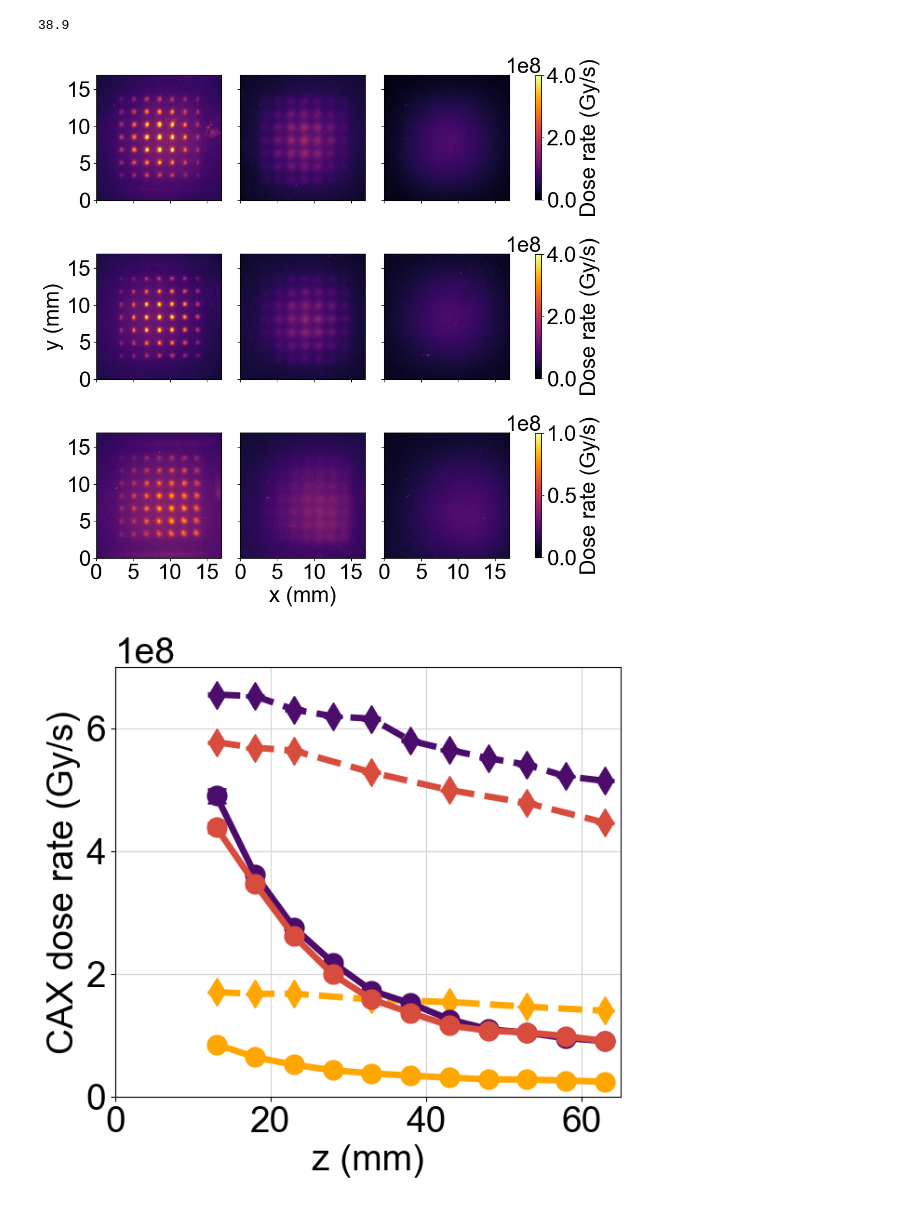
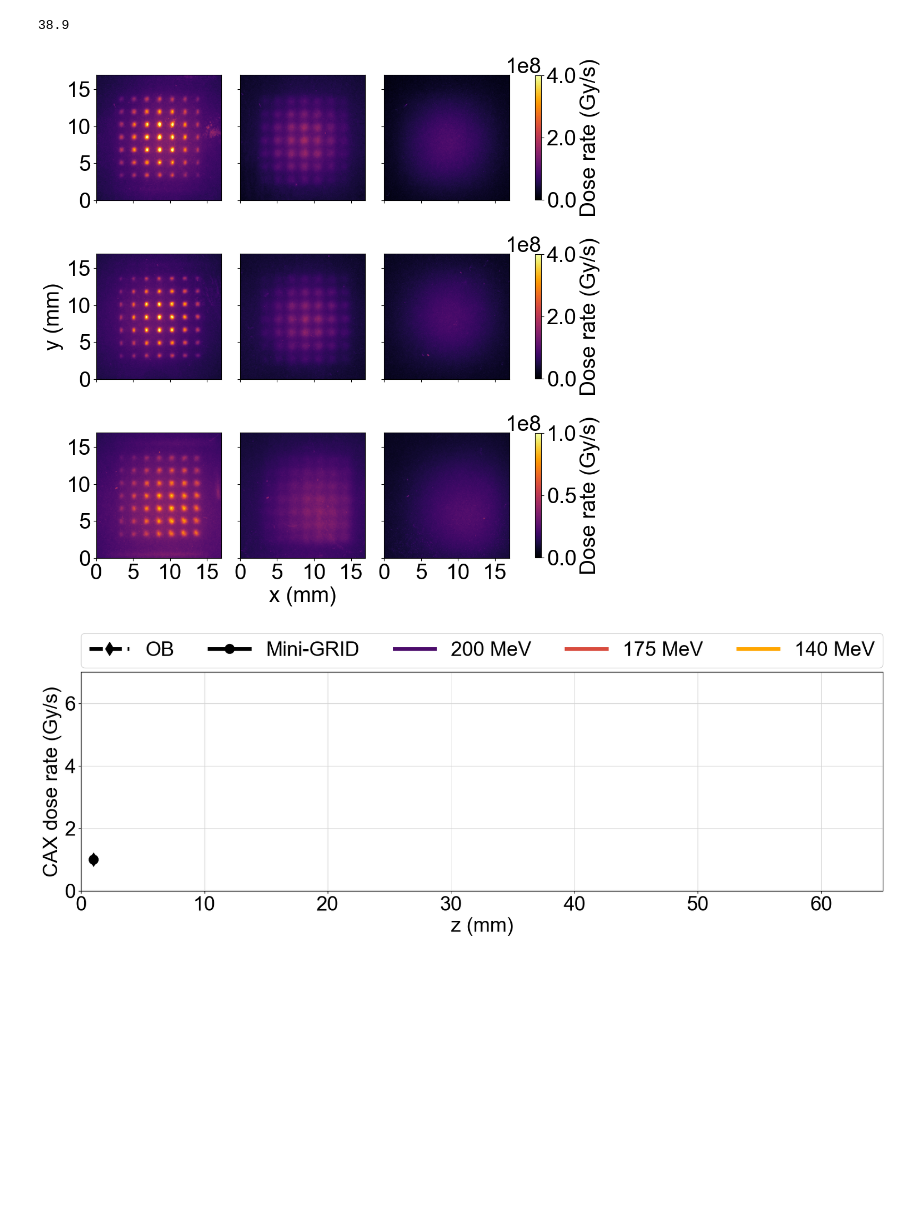
Before and after one commit to NathanClements2000/MedPhysAndSchool, a Jupyter notebook: CLEAR-Thesis/Figures for thesis.ipynb, the cells around one changed output. Cells and saved outputs as stored; diff of their text form; code cells hidden in the pictures; blank space fills up the shorter version.

Commit message:
Updated figures and worked on Jade's simulation

```diff
--- a/CLEAR-Thesis/Figures for thesis.ipynb
+++ b/CLEAR-Thesis/Figures for thesis.ipynb
@@ -110,29 +110,35 @@ axs[2,1].set_xlabel('x (mm)')
 axs[1,0].set_ylabel('y (mm)')
 
 #PDDs
-figure(2,figsize=(7,6))
+figure(2,figsize=(20,5.5))
 # # plt.plot(ob200[1],ob200[2],marker='o',markersize=15,lw=5)
 # # # plt.fill_between(ob200[1],ob200[2]-ob200[3],ob200[2]+ob200[3],alpha=0.4)
 # # plt.plot(ob175[1],ob175[2],marker='o')
 # # # plt.fill_between(ob175[1],ob175[2]-ob175[3],ob175[2]+ob175[3],alpha=0.4)
 # # plt.plot(ob140[1],ob140[2],marker='o')
 # # # plt.fill_between(ob140[1],ob140[2]-ob140[3],ob140[2]+ob140[3],alpha=0.4)
-plt.errorbar(ob200[1],ob200[2],yerr=ob200[3],marker='d',markersize=15,capsize=7,lw=5,capthick=2,label='200 MeV OB',ls='--')
-plt.errorbar(ob175[1],ob175[2],yerr=ob175[3],marker='d',markersize=15,capsize=7,lw=5,capthick=2,label='175 MeV OB',ls='--')
-plt.errorbar(ob140[1],ob140[2],yerr=ob140[3],marker='d',markersize=15,capsize=7,lw=5,capthick=2,label='140 MeV OB',ls='--')
-plt.errorbar(ob200[1],grid200[1],yerr=grid200[2],marker='o',markersize=15,capsize=7,lw=5,capthick=2,c='#4c0c6b',label='200 MeV GRID')
-plt.errorbar(ob200[1],grid175[1],yerr=grid175[2],marker='o',markersize=15,capsize=7,lw=5,capthick=2,c='#d84c3e',label='175 MeV GRID')
-plt.errorbar(ob200[1],grid140[1],yerr=grid140[2],marker='o',markersize=15,capsize=7,lw=5,capthick=2,c='#ffa600',label='140 MeV GRID')
+# plt.errorbar(ob200[1],ob200[2],yerr=ob200[3],marker='d',markersize=15,capsize=7,lw=5,capthick=2,label='200 MeV OB',ls='--')
+# plt.errorbar(ob200[1],grid200[1],yerr=grid200[2],marker='o',markersize=15,capsize=7,lw=5,capthick=2,c='#4c0c6b',label='200 MeV Mini-GRID')
+# plt.errorbar(ob175[1],ob175[2],yerr=ob175[3],marker='d',markersize=15,capsize=7,lw=5,capthick=2,label='175 MeV OB',ls='--')
+# plt.errorbar(ob200[1],grid175[1],yerr=grid175[2],marker='o',markersize=15,capsize=7,lw=5,capthick=2,c='#d84c3e',label='175 MeV Mini-GRID')
+# plt.errorbar(ob140[1],ob140[2],yerr=ob140[3],marker='d',markersize=15,capsize=7,lw=5,capthick=2,label='140 MeV OB',ls='--')
+# plt.errorbar(ob200[1],grid140[1],yerr=grid140[2],marker='o',markersize=15,capsize=7,lw=5,capthick=2,c='#ffa600',label='140 MeV Mini-GRID')
 plt.grid(c='lightgray')
 plt.ylabel('CAX dose rate (Gy/s)')
 plt.xlabel('z (mm)')
 plt.xlim(0,65)
-plt.ylim(0,7e8)
+plt.ylim(0,7)
+plt.errorbar(1,1,marker='d',markersize=13,capsize=7,lw=5,capthick=2,label='OB',ls='--',c='black')
+plt.errorbar(1,1,marker='o',markersize=13,capsize=7,lw=5,capthick=2,label='Mini-GRID',c='black')
+plt.errorbar(1,1,label='200 MeV',lw=5)
+plt.errorbar(1,1,label='175 MeV',lw=5)
+plt.errorbar(1,1,label='140 MeV',lw=5)
+
 # #l1 = plt.legend(bbox_to_anchor=(1.04, 1), borderaxespad=0)
 # #l2 = plt.legend(bbox_to_anchor=(1.04, 0), loc="lower left", borderaxespad=0)
 # #l3 = plt.legend(bbox_to_anchor=(1.04, 0.5), loc="center left", borderaxespad=0)
-#l4 = plt.legend(bbox_to_anchor=(0, 1.02, 1, 0.2), loc="lower left",
-#mode="expand", borderaxespad=0, ncol=6)
+l4 = plt.legend(bbox_to_anchor=(0, 1.02, 1, 0.2), loc="lower left",
+mode="expand", borderaxespad=0, ncol=5)
 #l5 = plt.legend(bbox_to_anchor=(1, 0), loc="lower right",
                 #bbox_transform=fig.transFigure, ncol=3)
 #l6 = plt.legend(bbox_to_anchor=(0.4, 0.8), loc="upper right")
@@ -141,20 +147,23 @@ x=np.arange(0,len(ob200[5][0]))-6.7*300/25.4
 x140=np.arange(0,len(ob140[5][0]))-6.7*300/25.4
 
 #1D central profile 200 MeV
-figure(3,figsize=(24,8))
+figure(3,figsize=(7,5.5))
+# plt.title('200 MeV')
 # plt.plot((x-5)/300*25.4-10,ob200[5][0],lw=5,label='13 mm OB',ls='--')
 # plt.plot((x-3)/300*25.4-10,ob200[5][4],lw=5,label='33 mm OB',ls='--')
 # plt.plot((x-5)/300*25.4-10,ob200[5][-1],lw=5,label='63 mm OB',ls='--')
 # plt.plot(np.arange(0,len(tr1[0]))/300*25.4-6.7-10,np.mean([tr1[219],tr1[218],tr1[220]],axis=0),lw=5,label='13 mm GRID',c='#4c0c6b')
 # plt.plot((np.arange(0,len(tr2[0]))-2)/300*25.4-6.7-10,np.mean([tr2[224],tr2[223],tr2[222]],axis=0),lw=5,label='33 mm GRID',c='#d84c3e')
 # plt.plot((np.arange(0,len(grid200[0][-1][0]))+5)/300*25.4-6.7-10,np.mean([grid200[0][-1][222],grid200[0][-1][223],grid200[0][-1][221]],axis=0),lw=5,label='63 mm GRID',c='#ffa600')
-plt.plot(7,c='black',label='GRID',lw=5)
 plt.plot(7,c='black',label='Open beam',lw=5,ls='--')
+plt.plot(7,c='black',label='Mini-GRID',lw=5)
+#plt.plot(7,c='black',label='Open beam',lw=5,ls='--')
 plt.plot(7,c='#4c0c6b',label='13 mm',lw=5)
 plt.plot(7,c='#d84c3e',label='33 mm',lw=5)
 plt.plot(7,c='#ffa600',label='63 mm',lw=5)
 l4 = plt.legend(bbox_to_anchor=(0, 1.02, 1, 0.2), loc="lower left",
 mode="expand", borderaxespad=0, ncol=5)
+plt.ylim(bottom=0)
 
 #plt.ylim(0,7e8)
 plt.grid(c='lightgray')
@@ -165,7 +174,7 @@ plt.xlim(-10,10)
 #plt.title('200 MeV')
 
 #1D central profile 175 MeV
-figure(4,figsize=(7,6))
+figure(4,figsize=(7,5.5))
 plt.plot((x+12)/300*25.4-10,ob175[5][0],lw=5,label='13 mm OB',ls='--')
 plt.plot((x+8)/300*25.4-10,ob175[5][4],lw=5,label='33 mm OB',ls='--')
 plt.plot((x+9)/300*25.4-10,ob175[5][-1],lw=5,label='63 mm OB',ls='--')
@@ -182,7 +191,7 @@ plt.xlim(-10,10)
 plt.title('175 MeV')
 
 #1D central profile 140 MeV
-figure(5,figsize=(7,6))
+figure(5,figsize=(7,5.5))
 plt.plot((x140-26)/300*25.4-10,ob140[5][0],lw=5,label='13 mm OB',ls='--')
 plt.plot((x140-16)/300*25.4-10,ob140[5][4],lw=5,label='33 mm OB',ls='--')
 plt.plot((x140-26)/300*25.4-10,ob140[5][-1],lw=5,label='63 mm OB',ls='--')
@@ -199,35 +208,35 @@ plt.xlim(-10,10)
 plt.title('140 MeV')
 
 #PVDR vs depth
-figure(20,figsize=(7,6))
+figure(20,figsize=(7,5.5))
 plt.errorbar(ob200[1],grid200[5],yerr=grid200[6],label='200 MeV',capsize=7,lw=5,marker='o',markersize=15,capthick=2)
-plt.errorbar(ob200[1],grid175[5],yerr=grid175[6],label='175 MeV',capsize=7,lw=5,marker='o',markersize=15,capthick=2)
+plt.errorbar(ob200[1],grid175[1]/grid175[7],yerr=grid175[6],label='175 MeV',capsize=7,lw=5,marker='o',markersize=15,capthick=2)
 plt.errorbar(ob200[1],grid140[5],yerr=grid140[6],label='140 MeV',capsize=7,lw=5,marker='o',markersize=15,capthick=2)
 plt.ylim(0,4)
 plt.grid(c='lightgray')
 plt.xlabel('z (mm)')
 plt.ylabel('PVDR')
 #plt.legend()
 plt.xlim(0,65)
 
 #valley dose vs depth
-figure(14,figsize=(7,6))
+figure(14,figsize=(7,5.5))
 plt.errorbar(ob200[1],grid200[7],yerr=grid200[8],marker='o',markersize=15,capsize=7,lw=5,capthick=2,c='#4c0c6b',label='200 MeV GRID')
 plt.errorbar(ob200[1],grid175[7],yerr=grid175[8],marker='o',markersize=15,capsize=7,lw=5,capthick=2,c='#d84c3e',label='175 MeV GRID')
 plt.errorbar(ob200[1],grid140[7],yerr=grid140[8],marker='o',markersize=15,capsize=7,lw=5,capthick=2,c='#ffa600',label='140 MeV GRID')
 plt.grid(c='lightgray')
 plt.ylabel('Valley dose rate (Gy/s)')
 plt.xlabel('z (mm)')
 plt.xlim(0,65)
-plt.ylim(0,2e8)
+plt.ylim(0,1.5e8)
 #l1 = plt.legend(bbox_to_anchor=(1.04, 1), borderaxespad=0)
 #l2 = plt.legend(bbox_to_anchor=(1.04, 0), loc="lower left", borderaxespad=0)
 #l3 = plt.legend(bbox_to_anchor=(1.04, 0.5), loc="center left", borderaxespad=0)
 #l4 = plt.legend(bbox_to_anchor=(0, 1.02, 1, 0.2), loc="lower left",
 #mode="expand", borderaxespad=0, ncol=6)
 
 print(np.around(np.interp(1/1.1,1/(grid140[5]),ob200[1]),1))
 # %% [output]
 38.9
 [figure]
-[figure, old version]
+[figure, new version]
```
Also changed, not shown: parts of 2 cells of this notebook, 4 other files.
